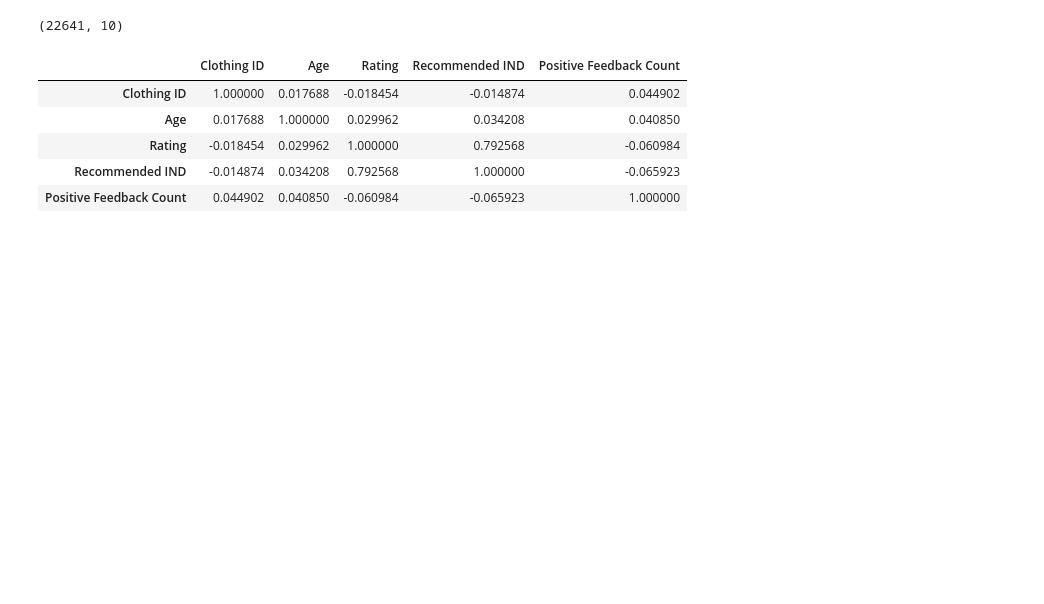
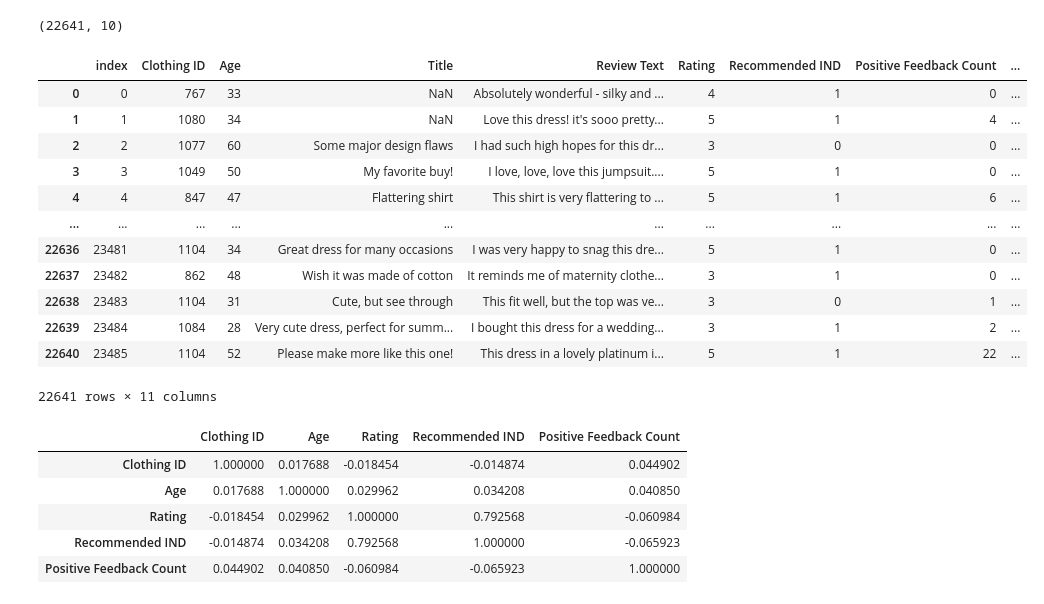
Before and after one commit to baharbiazar/E_Commerce_Reviews_Sentiment_Analysis, a Jupyter notebook: text_cleaning.ipynb, the cells around one changed output. Saved outputs shown, nothing was run; the diff lists cells and outputs as text; code cells hidden in the pictures; blank space fills up the shorter version.

```diff
--- a/text_cleaning.ipynb
+++ b/text_cleaning.ipynb
@@ -41,6 +41,23 @@ df.dropna(subset=['Review Text'], inplace= True)
 df.shape
 # %% [output]
 (22641, 10)
+# %%
+df.reset_index(inplace= True)
+df
+# %% [output]
+|  | index | Clothing ID | Age | Title | Review Text | Rating | Recommended IND | Positive Feedback Count | ... |
+| 0 | 0 | 767 | 33 | NaN | Absolutely wonderful - silky and ... | 4 | 1 | 0 | ... |
+| 1 | 1 | 1080 | 34 | NaN | Love this dress! it's sooo pretty... | 5 | 1 | 4 | ... |
+| 2 | 2 | 1077 | 60 | Some major design flaws | I had such high hopes for this dr... | 3 | 0 | 0 | ... |
+| 3 | 3 | 1049 | 50 | My favorite buy! | I love, love, love this jumpsuit.... | 5 | 1 | 0 | ... |
+| 4 | 4 | 847 | 47 | Flattering shirt | This shirt is very flattering to ... | 5 | 1 | 6 | ... |
+| ... | ... | ... | ... | ... | ... | ... | ... | ... | ... |
+| 22636 | 23481 | 1104 | 34 | Great dress for many occasions | I was very happy to snag this dre... | 5 | 1 | 0 | ... |
+| 22637 | 23482 | 862 | 48 | Wish it was made of cotton | It reminds me of maternity clothe... | 3 | 1 | 0 | ... |
+| 22638 | 23483 | 1104 | 31 | Cute, but see through | This fit well, but the top was ve... | 3 | 0 | 1 | ... |
+| 22639 | 23484 | 1084 | 28 | Very cute dress, perfect for summ... | I bought this dress for a wedding... | 3 | 1 | 2 | ... |
+| 22640 | 23485 | 1104 | 52 | Please make more like this one! | This dress in a lovely platinum i... | 5 | 1 | 22 | ... |
+22641 rows × 11 columns
 # %%
 df.corr()
 # %% [output]
```
Also changed, not shown: parts of 35 cells of this notebook, 7 other files.
